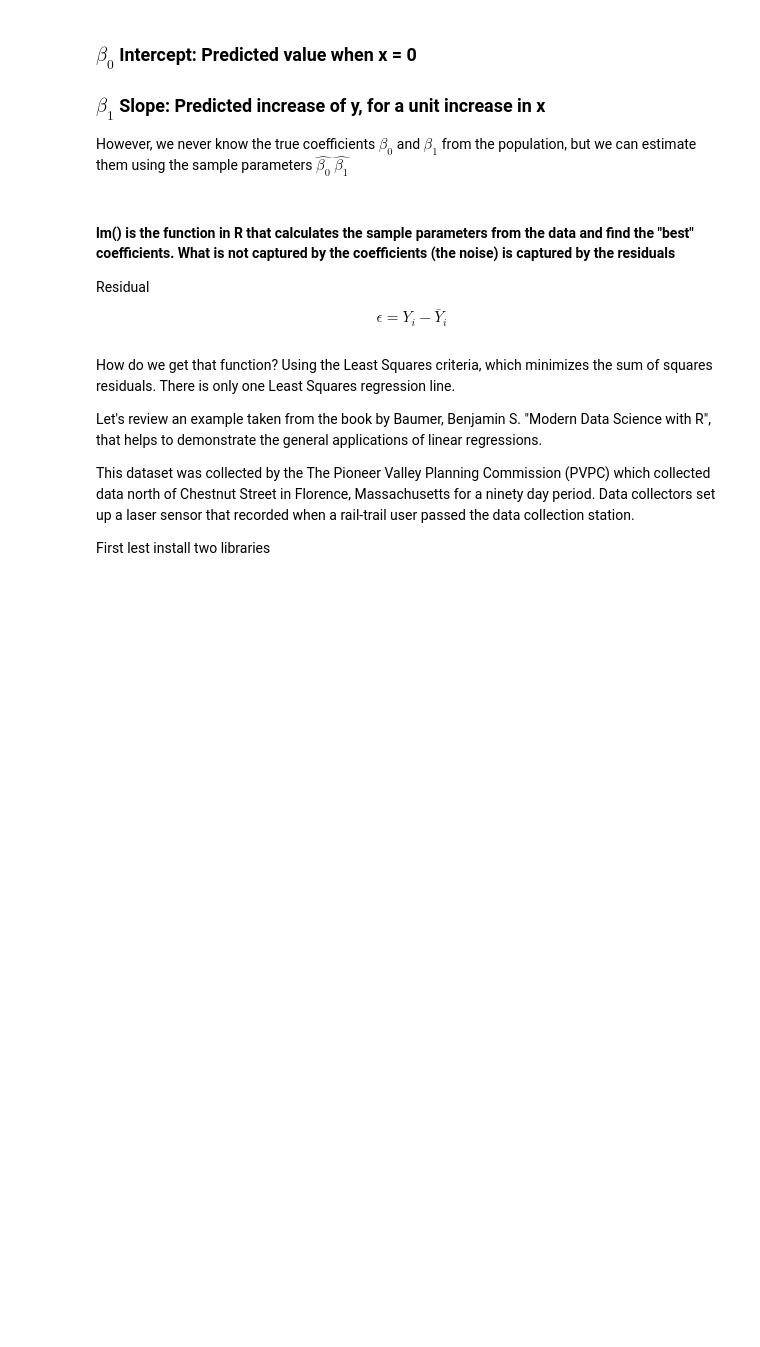
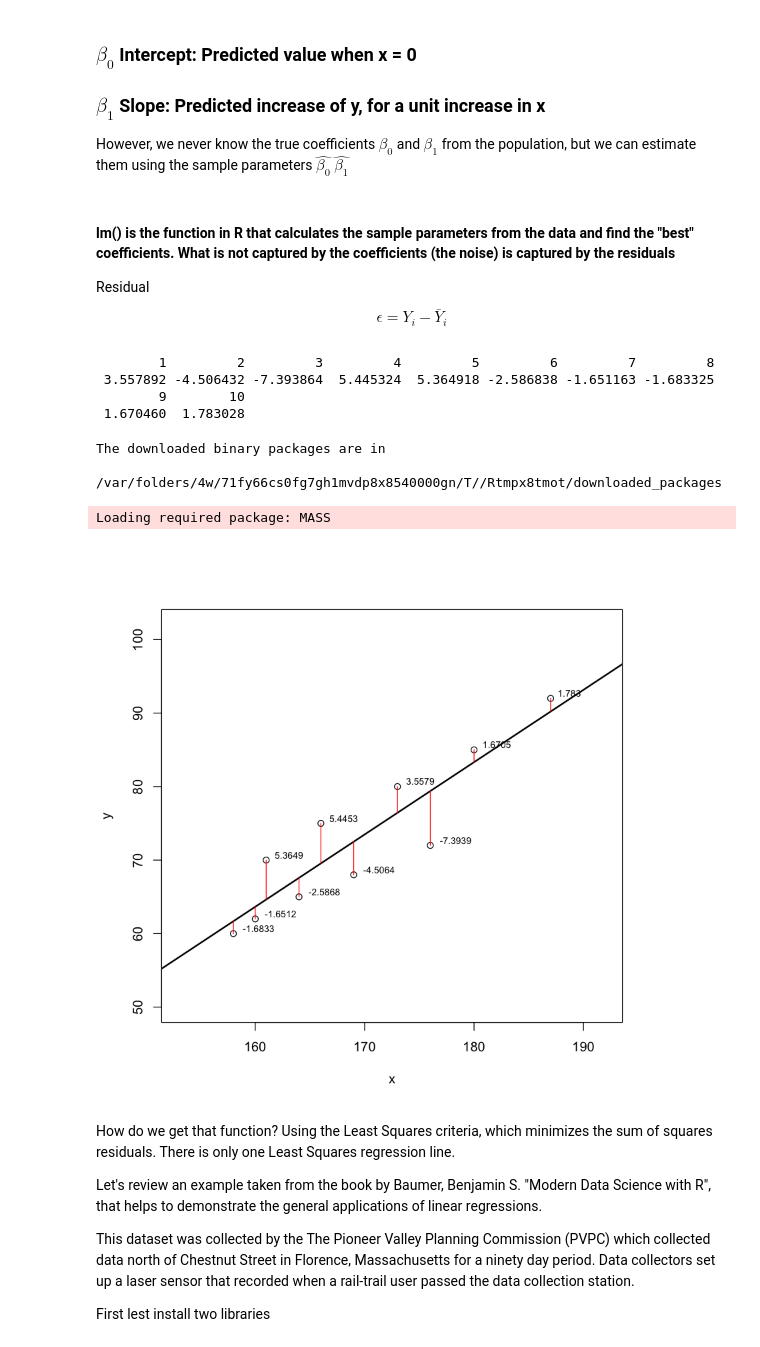
Before and after one commit to abchapman93/BMI_Prob_Stats, a Jupyter notebook: Module/Week 8/1. Regression and Correlation.ipynb, the cells around one changed output. Saved outputs shown, nothing was run; the diff lists cells and outputs as text; code cells hidden in the pictures; blank space fills up the shorter version.

```diff
--- a/Module/Week 8/1. Regression and Correlation.ipynb
+++ b/Module/Week 8/1. Regression and Correlation.ipynb
@@ -56,18 +66,30 @@ However, we never know the true coefficients $\beta_0$ and $\beta_1$ from the po
 #### lm() is the function in R that calculates the sample parameters from the data and find the "best" coefficients. What is not captured by the coefficients (the noise) is captured by the residuals
 
 Residual $$\epsilon = Y_i - \bar{Y}_i$$
+# %%
+residuals(mod1)
+# %% [output]
+        1         2         3         4         5         6         7         8
+ 3.557892 -4.506432 -7.393864  5.445324  5.364918 -2.586838 -1.651163 -1.683325
+        9        10
+ 1.670460  1.783028
 # %%
 # calculate residuals and predicted values
 plot(x, y, xlim=c(min(x)-5, max(x)+5), ylim=c(min(y)-10, max(y)+10))
 abline(mod1, lwd=2)
 res <- signif(residuals(mod1), 5)
 pre <- predict(mod1) # plot distances between points and the regression line
 segments(x, y, x, pre, col="red")
 
 # add labels (residual values) to points
-#install.packages("calibrate")
+install.packages("calibrate")
 library(calibrate)
 textxy(x, y, res, cex=0.7)
+# %% [output]
+The downloaded binary packages are in
+        /var/folders/4w/71fy66cs0fg7gh1mvdp8x8540000gn/T//Rtmpx8tmot/downloaded_packages
+Loading required package: MASS
+[figure, added]
 # %% [markdown]
 How do we get that function? Using the Least Squares criteria, which minimizes the sum of squares residuals. There is only one Least Squares regression line.
 
```
Also changed, not shown: parts of 34 cells of this notebook, 7 other files.
